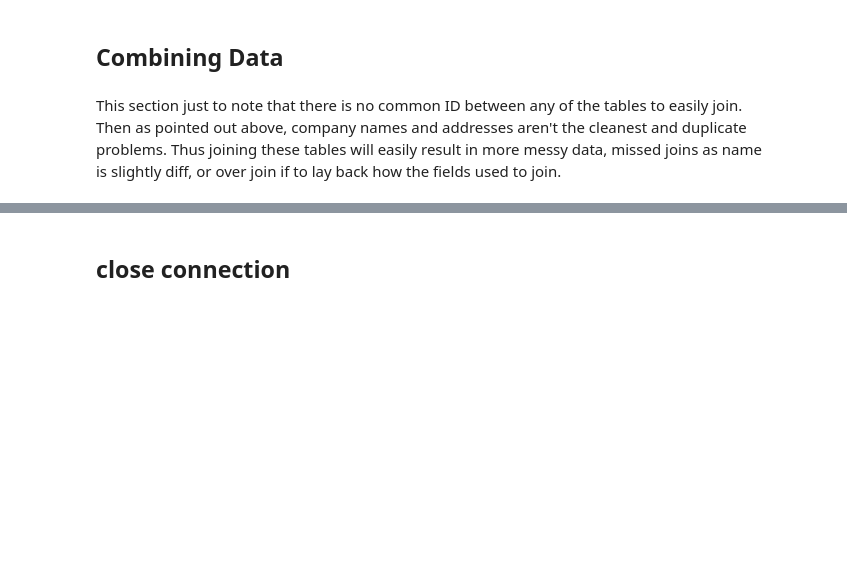
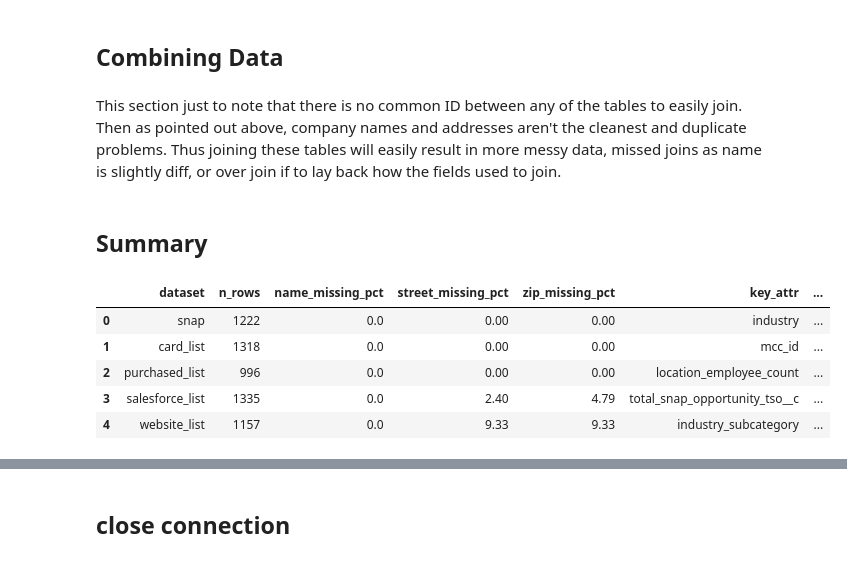
Before and after one commit to djf0512/snap-assessment, a Jupyter notebook: analysis/01_data_quality.ipynb, the cells around one changed output, grey strips where cells are left out. Drawn from its saved outputs; the diff is of its cells as text; code cells hidden in the pictures; blank space fills up the shorter version.

```diff
--- a/analysis/01_data_quality.ipynb
+++ b/analysis/01_data_quality.ipynb
@@ -1032,3 +992,56 @@ order by company_name_clean, record_rank
 ## Combining Data
 # %% [markdown]
 This section just to note that there is no common ID between any of the tables to easily join. Then as pointed out above, company names and addresses aren't the cleanest and duplicate problems. Thus joining these tables will easily result in more messy data, missed joins as name is slightly diff, or over join if to lay back how the fields used to join.
+# %% [markdown]
+## Summary
+# %%
+# Scorecard: one row per dataset, built from the df_profile output above
+
+KEY_FIELDS = {   # (dataframe, name, street, zip, key attribute)
+    "snap":            (df_snap,            "dba_name",      "merchant_address", "merchant_zip_code", "industry"),
+    "card_list":       (df_card_list,       "dba_name",      "addr1",            "zip_code",          "mcc_id"),
+    "purchased_list":  (df_purchased_list,  "name",          "street",           "postal_code",       "location_employee_count"),
+    "salesforce_list": (df_salesforce_list, "company",       "street",           "zip5__c",           "total_snap_opportunity_tso__c"),
+    "website_list":    (df_website_list,    "business_name", "street_address",   "zip_code",          "industry_subcategory"),
+}
+
+rows = []
+for dataset, (df, name_c, street_c, zip_c, attr_c) in KEY_FIELDS.items():
+    miss = df_profile(df).loc["missing_percent"]
+    rows.append({
+        "dataset": dataset,
+        "n_rows": len(df),
+        "name_missing_pct": float(miss[name_c]),
+        "street_missing_pct": float(miss[street_c]),
+        "zip_missing_pct": float(miss[zip_c]),
+        "key_attr": attr_c,
+        "key_attr_missing_pct": float(miss[attr_c]),
+    })
+scorecard = pd.DataFrame(rows)
+
+# Duplicates: the rule lives in the staging models (dupe_record_rank), so cite that on the slide
+dupes = q("""
+select 'snap' as dataset, round(100.0 * count(*) filter (where dupe_record_rank > 1) / count(*), 1) as dupe_pct from "snap-assessment".staging.stg_snap
+union all select 'card_list',       round(100.0 * count(*) filter (where dupe_record_rank > 1) / count(*), 1) from "snap-assessment".staging.stg_card_list
+union all select 'purchased_list',  round(100.0 * count(*) filter (where dupe_record_rank > 1) / count(*), 1) from "snap-assessment".staging.stg_purchased_list
+union all select 'salesforce_list', round(100.0 * count(*) filter (where dupe_record_rank > 1) / count(*), 1) from "snap-assessment".staging.stg_salesforce_list
+union all select 'website_list',    round(100.0 * count(*) filter (where dupe_record_rank > 1) / count(*), 1) from "snap-assessment".staging.stg_website_list
+""")
+scorecard = scorecard.merge(dupes, on="dataset")
+
+# Starting thresholds are my assumption. Adjust them and say so on the slide.
+def rate(r):
+    worst = max(r.name_missing_pct, r.street_missing_pct, r.zip_missing_pct)
+    if r.dupe_pct < 2 and worst < 5:   return "High"
+    if r.dupe_pct < 10 and worst < 20: return "Medium"
+    return "Low"
+
+scorecard["rating"] = scorecard.apply(rate, axis=1)
+scorecard
+# %% [output]
+|  | dataset | n_rows | name_missing_pct | street_missing_pct | zip_missing_pct | key_attr | ... |
+| 0 | snap | 1222 | 0.0 | 0.00 | 0.00 | industry | ... |
+| 1 | card_list | 1318 | 0.0 | 0.00 | 0.00 | mcc_id | ... |
+| 2 | purchased_list | 996 | 0.0 | 0.00 | 0.00 | location_employee_count | ... |
+| 3 | salesforce_list | 1335 | 0.0 | 2.40 | 4.79 | total_snap_opportunity_tso__c | ... |
+| 4 | website_list | 1157 | 0.0 | 9.33 | 9.33 | industry_subcategory | ... |
```
Also changed, not shown: parts of 16 cells of this notebook, 3 other files.
